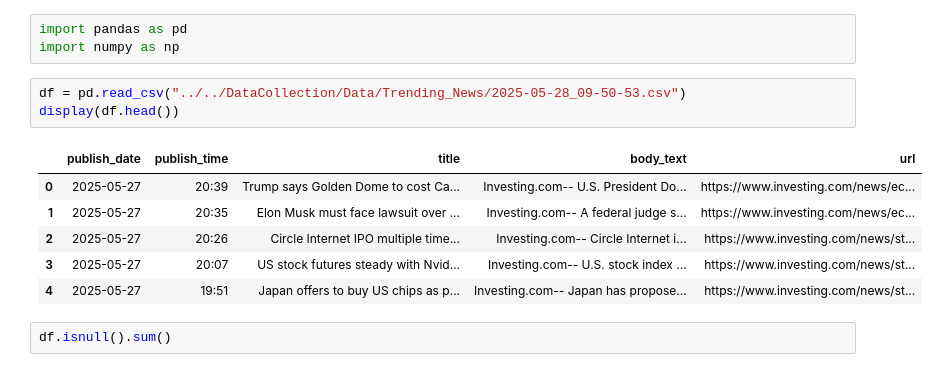
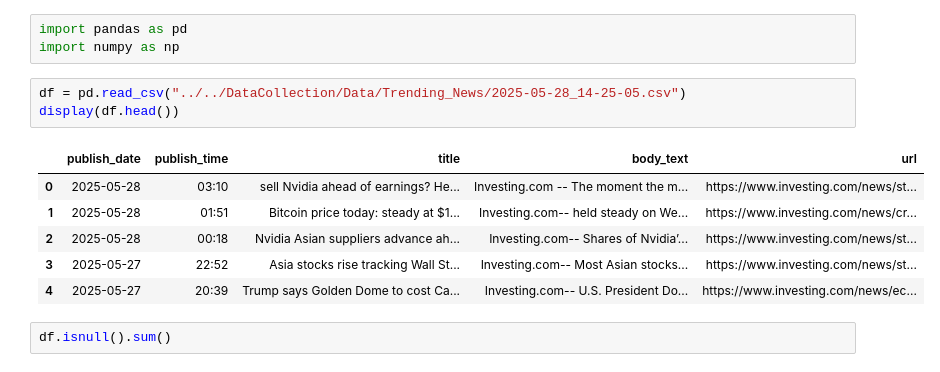
Before and after one commit to Takedaxz/Stock-Analysis, a Jupyter notebook: SentimentAnalysis/GPT/GeminiNewsAnalysis.ipynb, the cells around one changed output. Drawn from its saved outputs; the diff is of its cells as text.

```diff
--- a/SentimentAnalysis/GPT/GeminiNewsAnalysis.ipynb
+++ b/SentimentAnalysis/GPT/GeminiNewsAnalysis.ipynb
@@ -73,15 +73,15 @@ Please provide your analysis in the following format (Don't forget to make space
 import pandas as pd
 import numpy as np
 # %%
-df = pd.read_csv("../../DataCollection/Data/Trending_News/2025-05-28_09-50-53.csv")
+df = pd.read_csv("../../DataCollection/Data/Trending_News/2025-05-28_14-25-05.csv")
 display(df.head())
 # %% [output]
 |  | publish_date | publish_time | title | body_text | url |
-| 0 | 2025-05-27 | 20:39 | Trump says Golden Dome to cost Ca... | Investing.com-- U.S. President Do... | https://www.investing.com/news/ec... |
-| 1 | 2025-05-27 | 20:35 | Elon Musk must face lawsuit over ... | Investing.com-- A federal judge s... | https://www.investing.com/news/ec... |
-| 2 | 2025-05-27 | 20:26 | Circle Internet IPO multiple time... | Investing.com-- Circle Internet i... | https://www.investing.com/news/st... |
-| 3 | 2025-05-27 | 20:07 | US stock futures steady with Nvid... | Investing.com-- U.S. stock index ... | https://www.investing.com/news/st... |
-| 4 | 2025-05-27 | 19:51 | Japan offers to buy US chips as p... | Investing.com-- Japan has propose... | https://www.investing.com/news/st... |
+| 0 | 2025-05-28 | 03:10 | sell Nvidia ahead of earnings? He... | Investing.com -- The moment the m... | https://www.investing.com/news/st... |
+| 1 | 2025-05-28 | 01:51 | Bitcoin price today: steady at $1... | Investing.com-- held steady on We... | https://www.investing.com/news/cr... |
+| 2 | 2025-05-28 | 00:18 | Nvidia Asian suppliers advance ah... | Investing.com-- Shares of Nvidia’... | https://www.investing.com/news/st... |
+| 3 | 2025-05-27 | 22:52 | Asia stocks rise tracking Wall St... | Investing.com-- Most Asian stocks... | https://www.investing.com/news/st... |
+| 4 | 2025-05-27 | 20:39 | Trump says Golden Dome to cost Ca... | Investing.com-- U.S. President Do... | https://www.investing.com/news/ec... |
 # %%
 df.isnull().sum()
 # %% [output]
```
Also changed, not shown: parts of 5 cells of this notebook, 25 other files.
